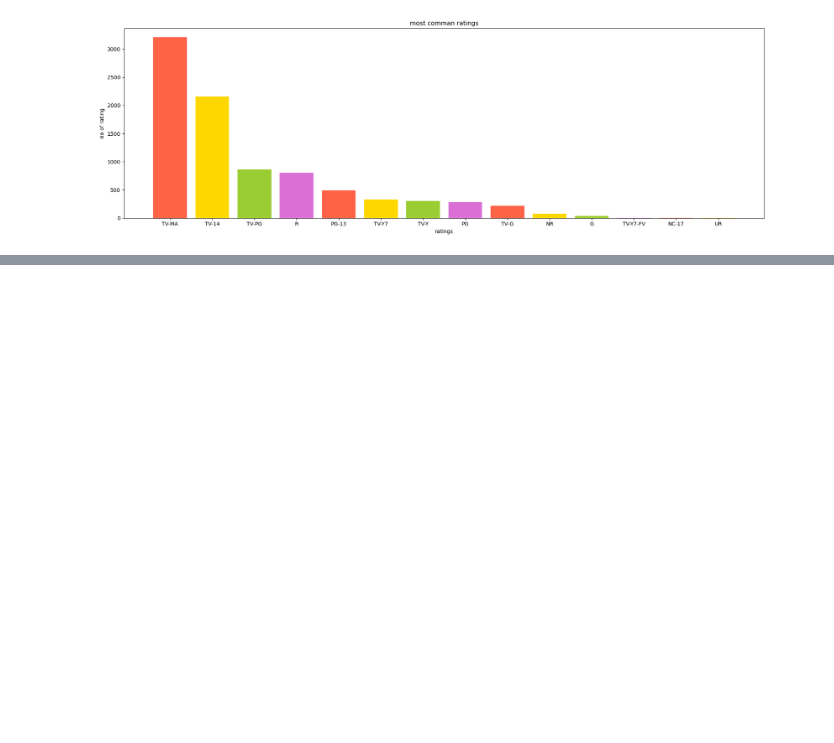
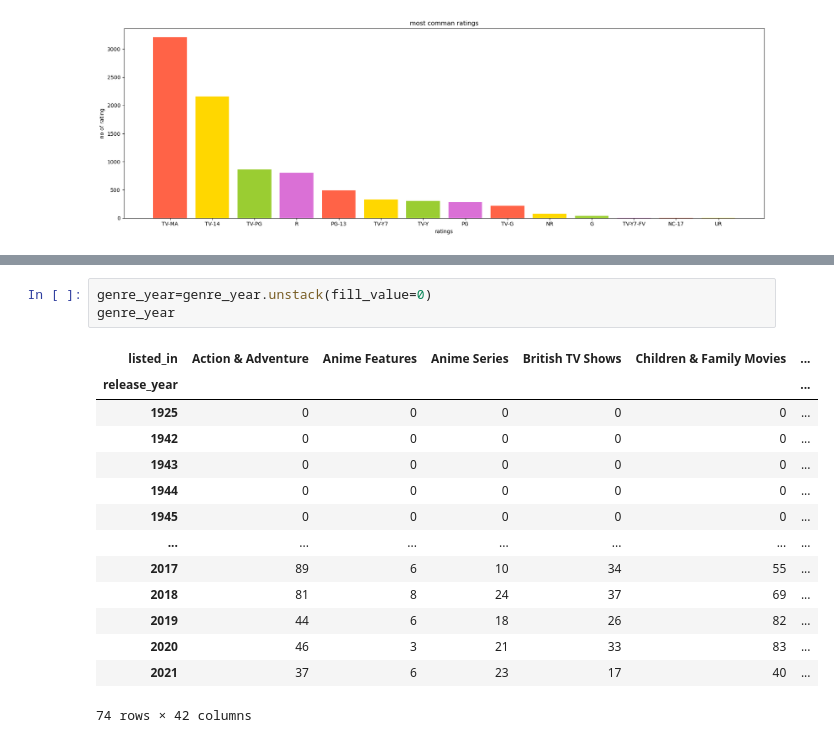
Before and after one commit to VikasBadal08/netflix_analys, a Jupyter notebook: eda.ipynb, the cells around one changed output, grey strips where cells are left out. Saved outputs shown, nothing was run; the diff lists cells and outputs as text; blank space fills up the shorter version.

```diff
--- a/eda.ipynb
+++ b/eda.ipynb
@@ -167,0 +232,18 @@ plt.show()
+# %%
+genre_year=genre_year.unstack(fill_value=0)
+genre_year
+# %% [output]
+| listed_in | Action & Adventure | Anime Features | Anime Series | British TV Shows | Children & Family Movies | ... |
+| release_year |  |  |  |  |  | ... |
+| 1925 | 0 | 0 | 0 | 0 | 0 | ... |
+| 1942 | 0 | 0 | 0 | 0 | 0 | ... |
+| 1943 | 0 | 0 | 0 | 0 | 0 | ... |
+| 1944 | 0 | 0 | 0 | 0 | 0 | ... |
+| 1945 | 0 | 0 | 0 | 0 | 0 | ... |
+| ... | ... | ... | ... | ... | ... | ... |
+| 2017 | 89 | 6 | 10 | 34 | 55 | ... |
+| 2018 | 81 | 8 | 24 | 37 | 69 | ... |
+| 2019 | 44 | 6 | 18 | 26 | 82 | ... |
+| 2020 | 46 | 3 | 21 | 33 | 83 | ... |
+| 2021 | 37 | 6 | 23 | 17 | 40 | ... |
+74 rows × 42 columns
```
Also changed, not shown: parts of 11 cells of this notebook.
